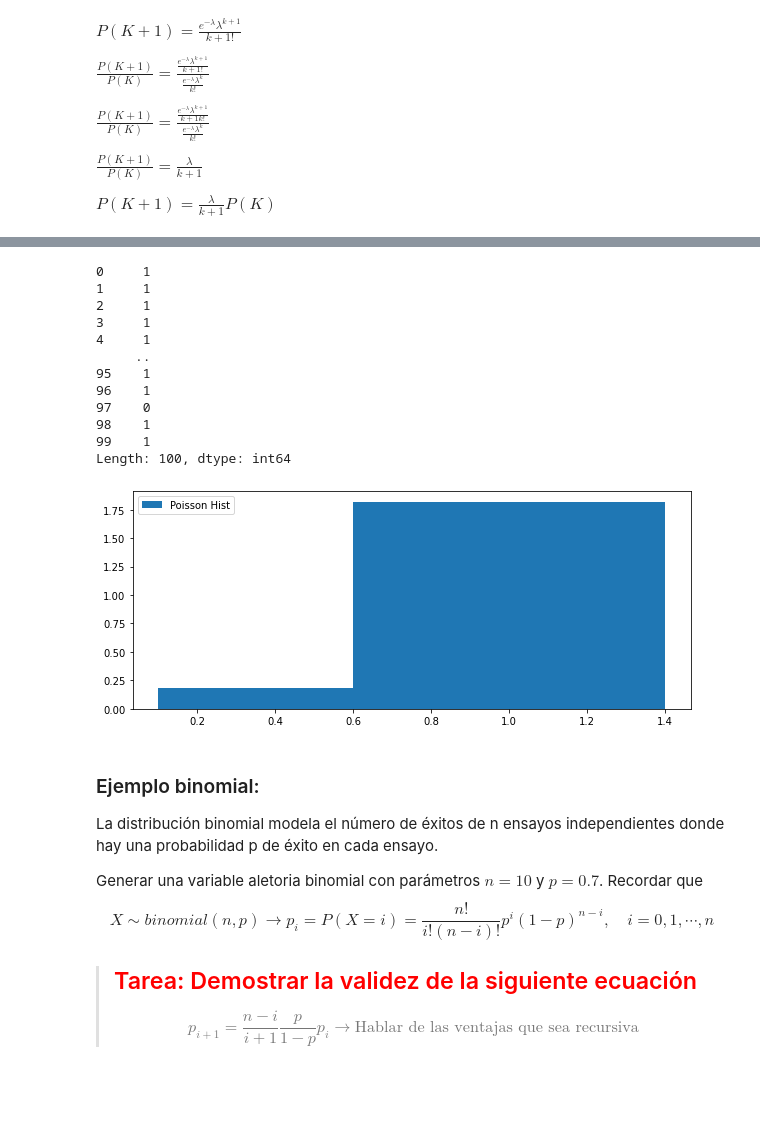
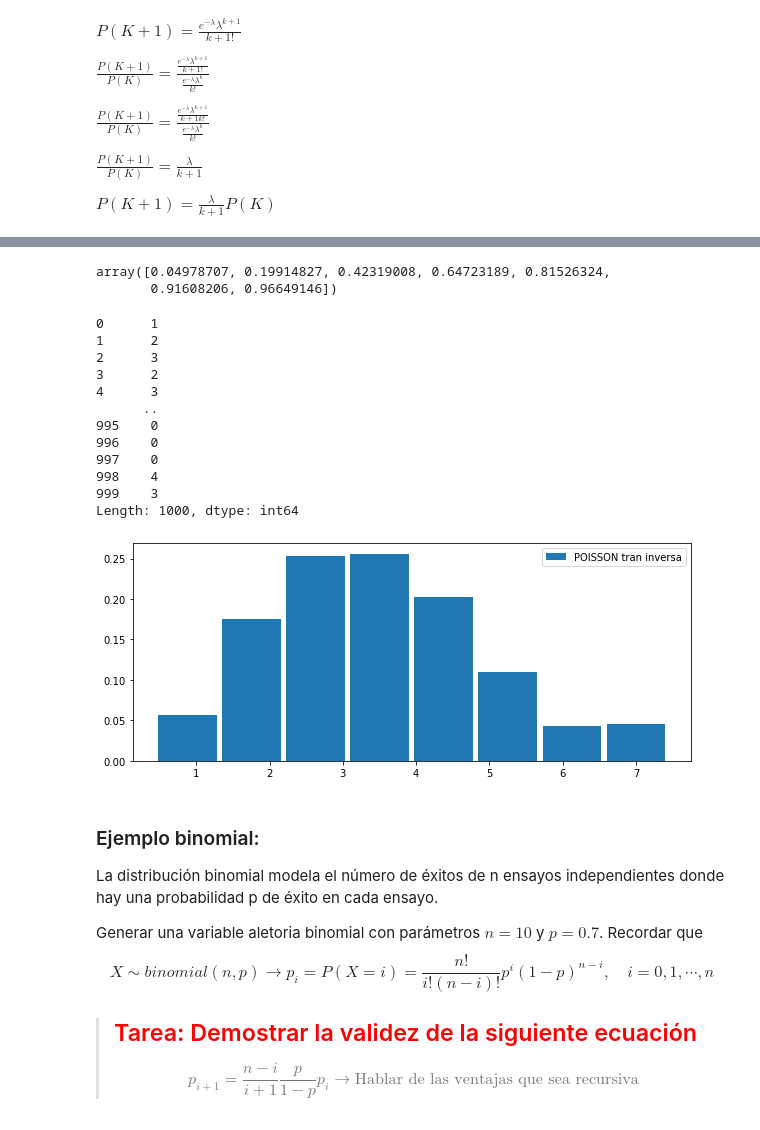
Before and after one commit to DayanaNavarro/Tarea-6, a Jupyter notebook: Tarea6_RuizMagañaJuanPablo_NavarroValenciaDayana.ipynb, the cells around one changed output, grey strips where cells are left out. Saved outputs shown, nothing was run; the diff lists cells and outputs as text; code cells hidden in the pictures; blank space fills up the shorter version.

```diff
--- a/Tarea6_RuizMagañaJuanPablo_NavarroValenciaDayana.ipynb
+++ b/Tarea6_RuizMagañaJuanPablo_NavarroValenciaDayana.ipynb
@@ -322,3 +303,0 @@ def poisson(k,lamb):
-# %%
-p_acum=poisson(k,lamb)
-p_acum
@@ -328 +306,12 @@ array([ 0.09090909,  4.13758294,  4.22849203,  8.27516589,  8.36607498,
+# %%
+def poisson(mu,k):
+    p=np.zeros(len(k))
+
+    p[0]=(np.exp(-mu)*mu**k[0])/1  # sabiendo que 0! es 1
+    def fill(i):
+        nonlocal mu,p
+        p[i+1]=(mu/k[i+1])*p[i]
+
+    [fill(i) for i in range(len(k)-1)]
+    return np.cumsum(p)
 # %% [markdown]
@@ -350,26 +339,35 @@ def plot_histogram_discrete(distribucion:'señal de varibles aleatorias de un di
     plt.bar(x[1:], y, label=label)
     plt.legend()
     plt.show()
+# %%
+k = np.array([0,1,2,3,4,5,6])
+mu = np.mean(k)
+p_acum = poisson(mu,k)
+
+p_acum
+# %% [output]
+array([0.04978707, 0.19914827, 0.42319008, 0.64723189, 0.81526324,
+       0.91608206, 0.96649146])
 # %%
-dis=Gen_distr_discreta(p_acum,np.arange(0,k,1),100)
-dis
+dis_poisson = Gen_distr_discreta(p_acum,np.arange(0,len(k)+1),1000)
+dis_poisson
 # %% [output]
-0     1
-1     1
-2     1
-3     1
-4     1
-     ..
-95    1
-96    1
-97    0
-98    1
-99    1
-Length: 100, dtype: int64
+0      1
+1      2
+2      3
+3      2
+4      3
+      ..
+995    0
+996    0
+997    0
+998    4
+999    3
+Length: 1000, dtype: int64
-# %%
-plot_histogram_discrete(dis,'Poisson Hist')
-# %% [output]
-[figure, removed]
+# %%
+plot_histogram_discrete(dis_poisson,'POISSON tran inversa')
+# %% [output]
+[figure, added]
 # %% [markdown]
 ### Ejemplo binomial:
 La distribución binomial modela el número de éxitos de n ensayos independientes donde hay una probabilidad p de éxito en cada ensayo.
```
Also changed, not shown: parts of 7 cells of this notebook.
